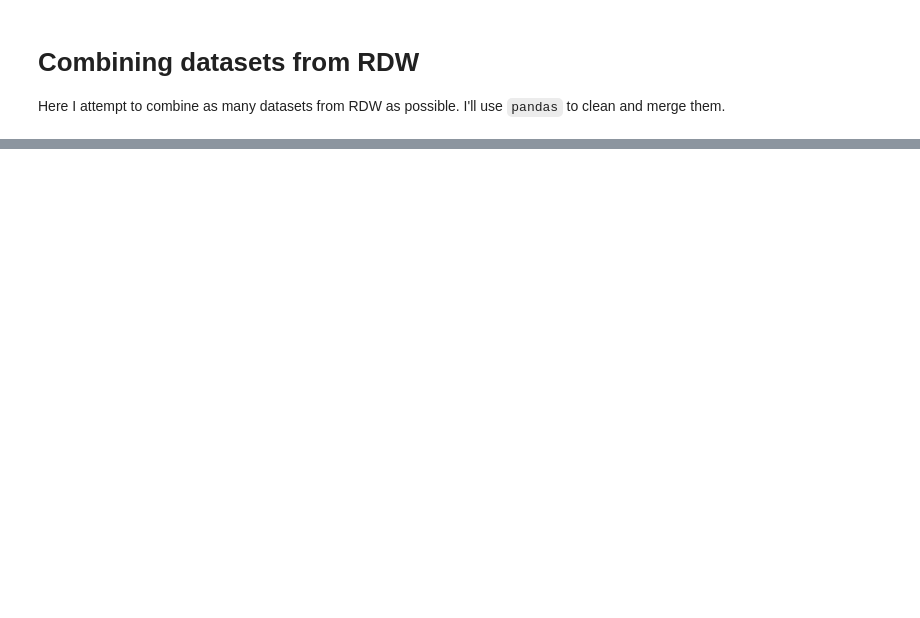
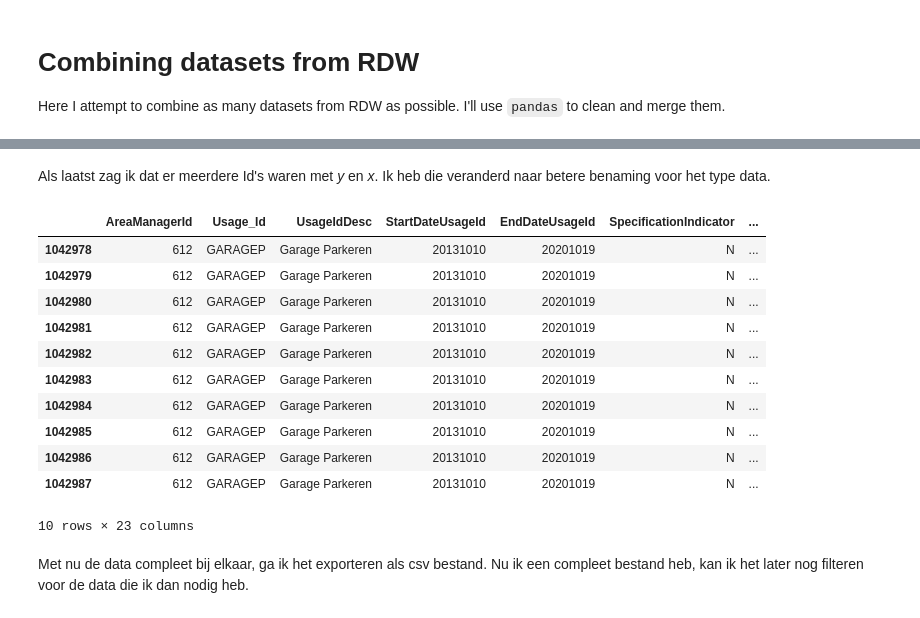
Before and after one commit to qiubee/car-city-data-analysis, a Jupyter notebook: notebooks/CombineDatasets.ipynb, the cells around one changed output, grey strips where cells are left out. Cells and saved outputs as stored; diff of their text form; code cells hidden in the pictures; blank space fills up the shorter version.

```diff
--- a/notebooks/CombineDatasets.ipynb
+++ b/notebooks/CombineDatasets.ipynb
@@ -40,0 +155,21 @@ show_datasets(datasets)
+# %% [markdown]
+Als laatst zag ik dat er meerdere Id's waren met *y* en *x*. Ik heb die veranderd naar betere benaming voor het type data.
+# %%
+rename_col = {"UsageId_x": "Usage_Id", "UsageId_y": "UsageType_Id", "AreaId_y": "Area_Id", "AreaId_x": "AreaZone_Id"}
+all_data = all_data.rename(columns=rename_col)
+all_data.tail(10)
+# %% [output]
+|  | AreaManagerId | Usage_Id | UsageIdDesc | StartDateUsageId | EndDateUsageId | SpecificationIndicator | ... |
+| 1042978 | 612 | GARAGEP | Garage Parkeren | 20131010 | 20201019 | N | ... |
+| 1042979 | 612 | GARAGEP | Garage Parkeren | 20131010 | 20201019 | N | ... |
+| 1042980 | 612 | GARAGEP | Garage Parkeren | 20131010 | 20201019 | N | ... |
+| 1042981 | 612 | GARAGEP | Garage Parkeren | 20131010 | 20201019 | N | ... |
+| 1042982 | 612 | GARAGEP | Garage Parkeren | 20131010 | 20201019 | N | ... |
+| 1042983 | 612 | GARAGEP | Garage Parkeren | 20131010 | 20201019 | N | ... |
+| 1042984 | 612 | GARAGEP | Garage Parkeren | 20131010 | 20201019 | N | ... |
+| 1042985 | 612 | GARAGEP | Garage Parkeren | 20131010 | 20201019 | N | ... |
+| 1042986 | 612 | GARAGEP | Garage Parkeren | 20131010 | 20201019 | N | ... |
+| 1042987 | 612 | GARAGEP | Garage Parkeren | 20131010 | 20201019 | N | ... |
+10 rows × 23 columns
+# %% [markdown]
+Met nu de data compleet bij elkaar, ga ik het exporteren als csv bestand. Nu ik een compleet bestand heb, kan ik het later nog filteren voor de data die ik dan nodig heb.
```
Also changed, not shown: parts of 9 cells of this notebook.
